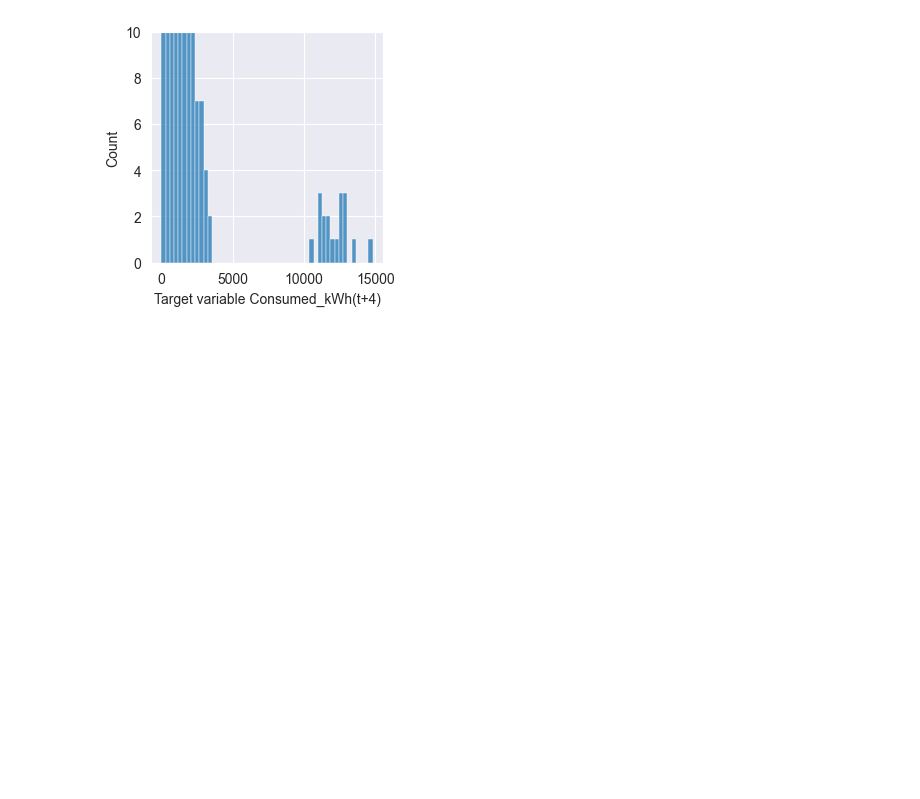
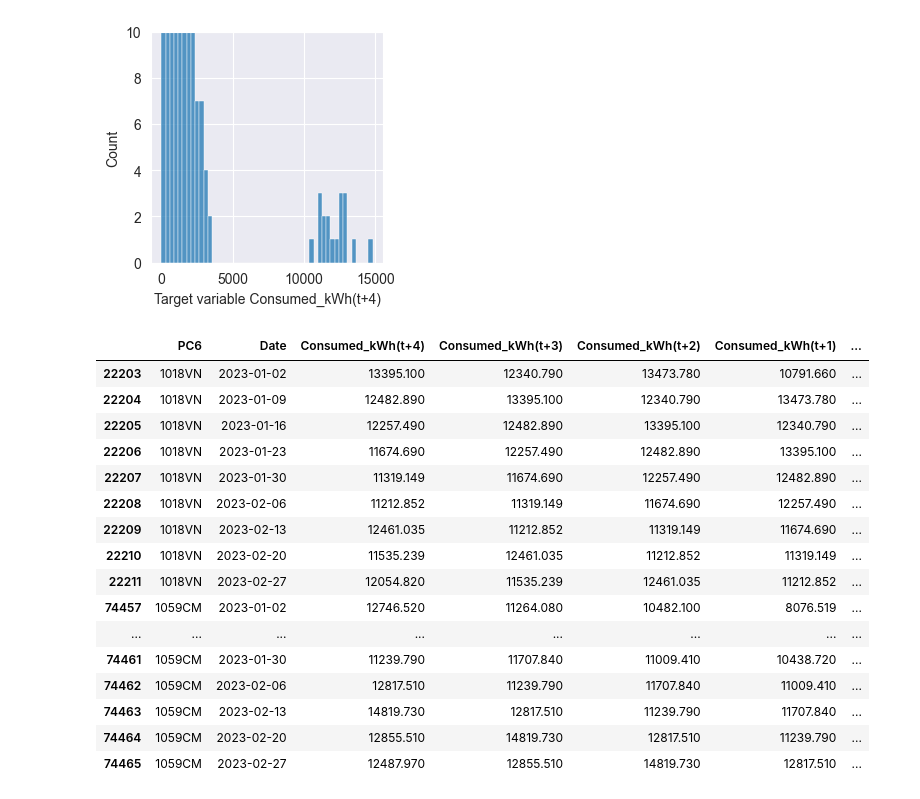
Before and after one commit to VenturaBleak/SmartService, a Jupyter notebook: baseline_inference.ipynb, the cells around one changed output. Saved outputs shown, nothing was run; the diff lists cells and outputs as text; code cells hidden in the pictures; blank space fills up the shorter version.

```diff
--- a/baseline_inference.ipynb
+++ b/baseline_inference.ipynb
@@ -171,3 +171,26 @@ plt.ylabel('Count')
 # %% [output]
 Text(0, 0.5, 'Count')
 [figure]
+# %%
+# filter df to only include rows where the target variable is greater than 3500
+df = df[df[f"{TARGET_COLUMN}(t+{FORECAST_HORIZON})"] > 3500]
+# %%
+df
+# %% [output]
+|  | PC6 | Date | Consumed_kWh(t+4) | Consumed_kWh(t+3) | Consumed_kWh(t+2) | Consumed_kWh(t+1) | ... |
+| 22203 | 1018VN | 2023-01-02 | 13395.100 | 12340.790 | 13473.780 | 10791.660 | ... |
+| 22204 | 1018VN | 2023-01-09 | 12482.890 | 13395.100 | 12340.790 | 13473.780 | ... |
+| 22205 | 1018VN | 2023-01-16 | 12257.490 | 12482.890 | 13395.100 | 12340.790 | ... |
+| 22206 | 1018VN | 2023-01-23 | 11674.690 | 12257.490 | 12482.890 | 13395.100 | ... |
+| 22207 | 1018VN | 2023-01-30 | 11319.149 | 11674.690 | 12257.490 | 12482.890 | ... |
+| 22208 | 1018VN | 2023-02-06 | 11212.852 | 11319.149 | 11674.690 | 12257.490 | ... |
+| 22209 | 1018VN | 2023-02-13 | 12461.035 | 11212.852 | 11319.149 | 11674.690 | ... |
+| 22210 | 1018VN | 2023-02-20 | 11535.239 | 12461.035 | 11212.852 | 11319.149 | ... |
+| 22211 | 1018VN | 2023-02-27 | 12054.820 | 11535.239 | 12461.035 | 11212.852 | ... |
+| 74457 | 1059CM | 2023-01-02 | 12746.520 | 11264.080 | 10482.100 | 8076.519 | ... |
+| ... | ... | ... | ... | ... | ... | ... | ... |
+| 74461 | 1059CM | 2023-01-30 | 11239.790 | 11707.840 | 11009.410 | 10438.720 | ... |
+| 74462 | 1059CM | 2023-02-06 | 12817.510 | 11239.790 | 11707.840 | 11009.410 | ... |
+| 74463 | 1059CM | 2023-02-13 | 14819.730 | 12817.510 | 11239.790 | 11707.840 | ... |
+| 74464 | 1059CM | 2023-02-20 | 12855.510 | 14819.730 | 12817.510 | 11239.790 | ... |
+| 74465 | 1059CM | 2023-02-27 | 12487.970 | 12855.510 | 14819.730 | 12817.510 | ... |
```
Also changed, not shown: 7 other files.
